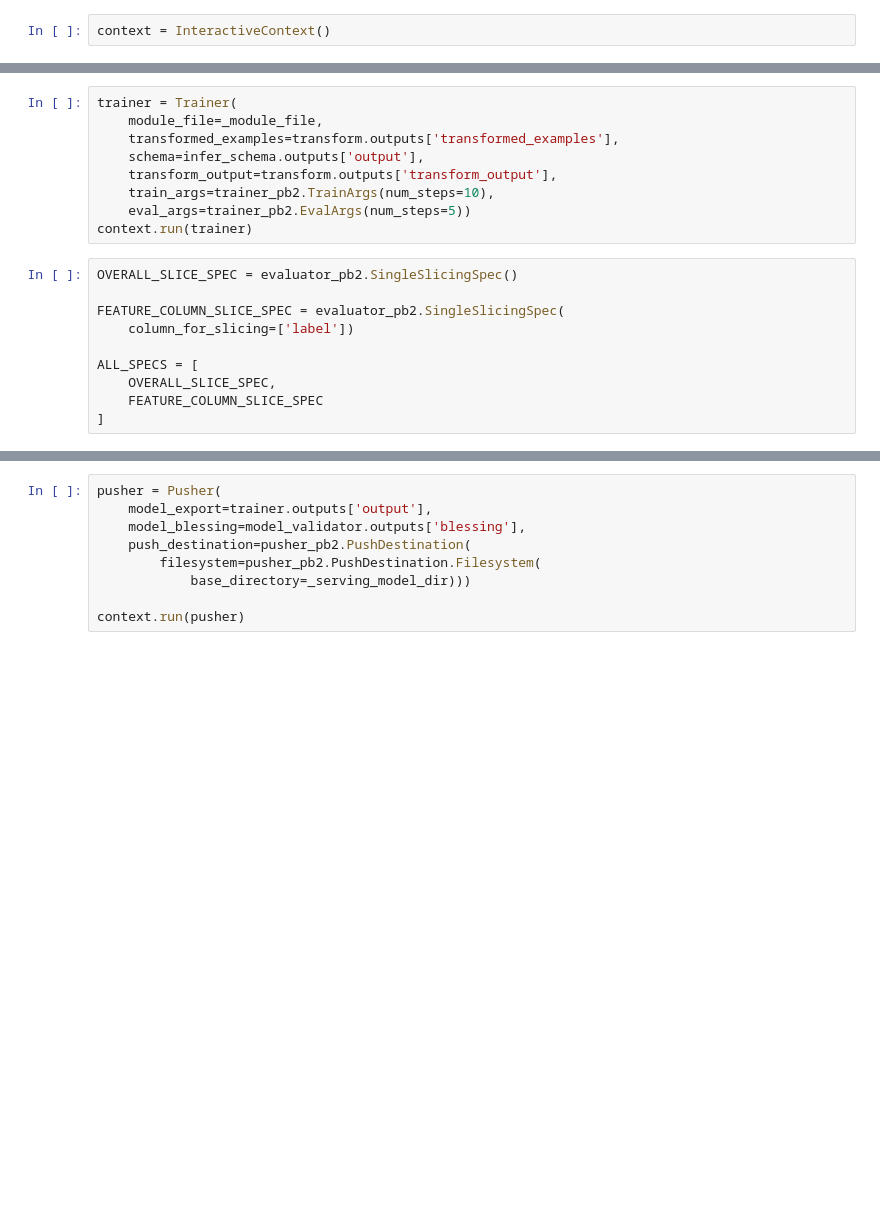
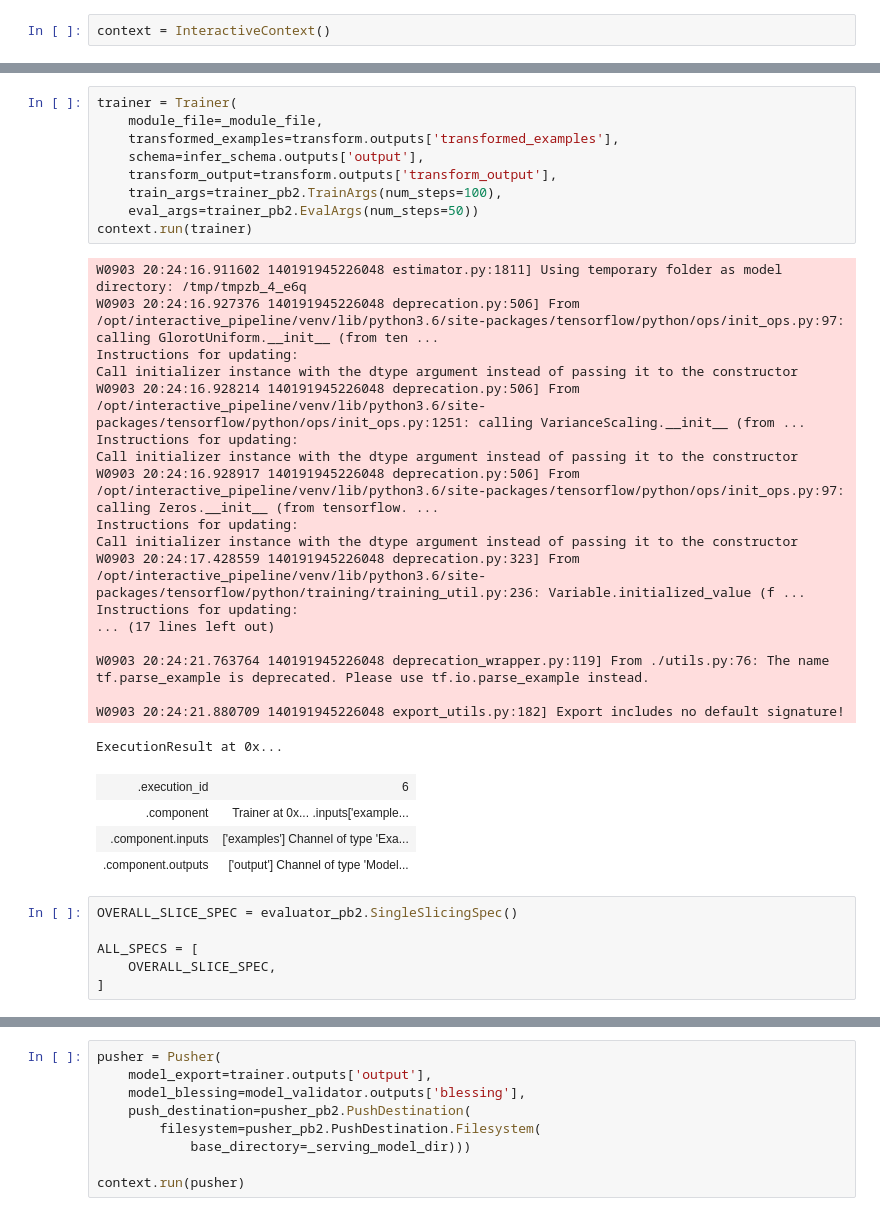
Before and after one commit to valeriano-manassero/tfx-kubeflow-pipelines, a Jupyter notebook: cifar-10/interactive.ipynb, the cells around one changed output, grey strips where cells are left out. Drawn from its saved outputs; the diff is of its cells as text; blank space fills up the shorter version.

Commit message:
Notebooks output (#9)
* outputs saved

* outputs saved

```diff
--- a/cifar-10/interactive.ipynb
+++ b/cifar-10/interactive.ipynb
@@ -85,21 +218,40 @@ context.run(transform)
 # %%
 trainer = Trainer(
     module_file=_module_file,
     transformed_examples=transform.outputs['transformed_examples'],
     schema=infer_schema.outputs['output'],
     transform_output=transform.outputs['transform_output'],
-    train_args=trainer_pb2.TrainArgs(num_steps=10),
-    eval_args=trainer_pb2.EvalArgs(num_steps=5))
+    train_args=trainer_pb2.TrainArgs(num_steps=100),
+    eval_args=trainer_pb2.EvalArgs(num_steps=50))
 context.run(trainer)
+# %% [output]
+W0903 20:24:16.911602 140191945226048 estimator.py:1811] Using temporary folder as model directory: /tmp/tmpzb_4_e6q
+W0903 20:24:16.927376 140191945226048 deprecation.py:506] From /opt/interactive_pipeline/venv/lib/python3.6/site-packages/tensorflow/python/ops/init_ops.py:97: calling GlorotUniform.__init__ (from ten ...
+Instructions for updating:
+Call initializer instance with the dtype argument instead of passing it to the constructor
+W0903 20:24:16.928214 140191945226048 deprecation.py:506] From /opt/interactive_pipeline/venv/lib/python3.6/site-packages/tensorflow/python/ops/init_ops.py:1251: calling VarianceScaling.__init__ (from ...
+Instructions for updating:
+Call initializer instance with the dtype argument instead of passing it to the constructor
+W0903 20:24:16.928917 140191945226048 deprecation.py:506] From /opt/interactive_pipeline/venv/lib/python3.6/site-packages/tensorflow/python/ops/init_ops.py:97: calling Zeros.__init__ (from tensorflow. ...
+Instructions for updating:
+Call initializer instance with the dtype argument instead of passing it to the constructor
+W0903 20:24:17.428559 140191945226048 deprecation.py:323] From /opt/interactive_pipeline/venv/lib/python3.6/site-packages/tensorflow/python/training/training_util.py:236: Variable.initialized_value (f ...
+Instructions for updating:
+... (17 lines left out)
+
+W0903 20:24:21.763764 140191945226048 deprecation_wrapper.py:119] From ./utils.py:76: The name tf.parse_example is deprecated. Please use tf.io.parse_example instead.
+
+W0903 20:24:21.880709 140191945226048 export_utils.py:182] Export includes no default signature!
+ExecutionResult at 0x...
+| .execution_id | 6 |
+| .component | Trainer at 0x... .inputs['example... |
+| .component.inputs | ['examples'] Channel of type 'Exa... |
+| .component.outputs | ['output'] Channel of type 'Model... |
 # %%
 OVERALL_SLICE_SPEC = evaluator_pb2.SingleSlicingSpec()
 
-FEATURE_COLUMN_SLICE_SPEC = evaluator_pb2.SingleSlicingSpec(
-    column_for_slicing=['label'])
-
 ALL_SPECS = [
     OVERALL_SLICE_SPEC,
-    FEATURE_COLUMN_SLICE_SPEC
 ]
 # %%
 model_analyzer = Evaluator(
```
Also changed, not shown: parts of 16 cells of this notebook, 1 other file.
